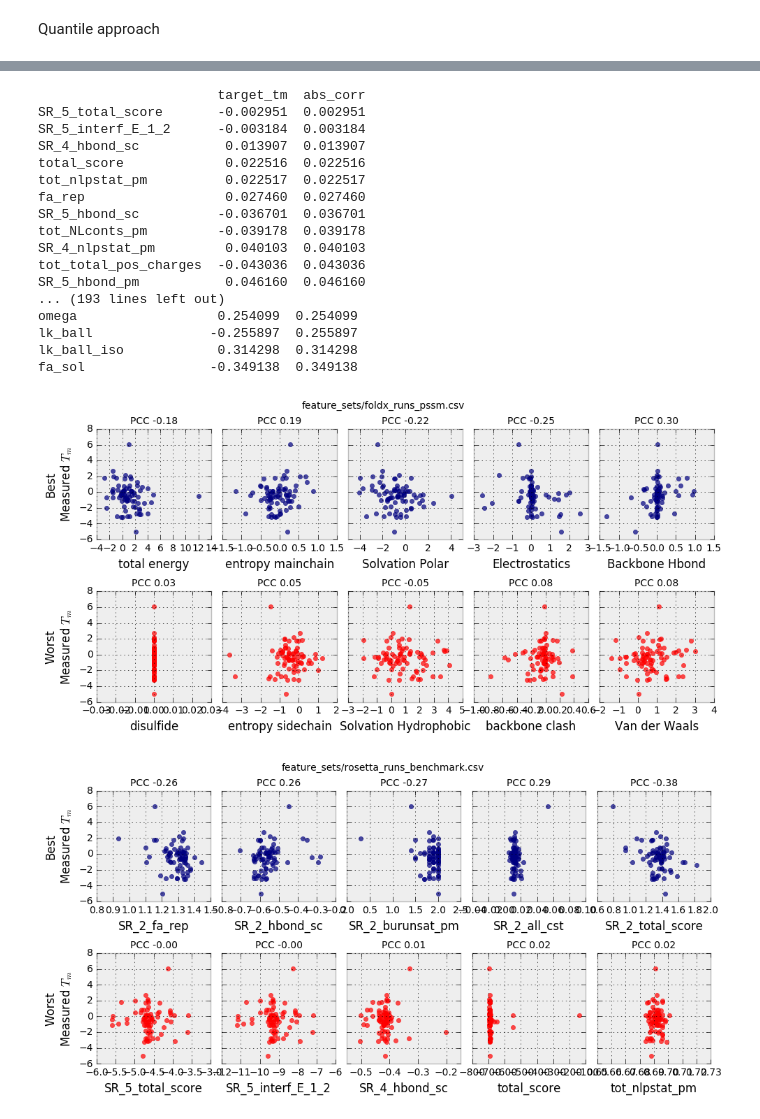
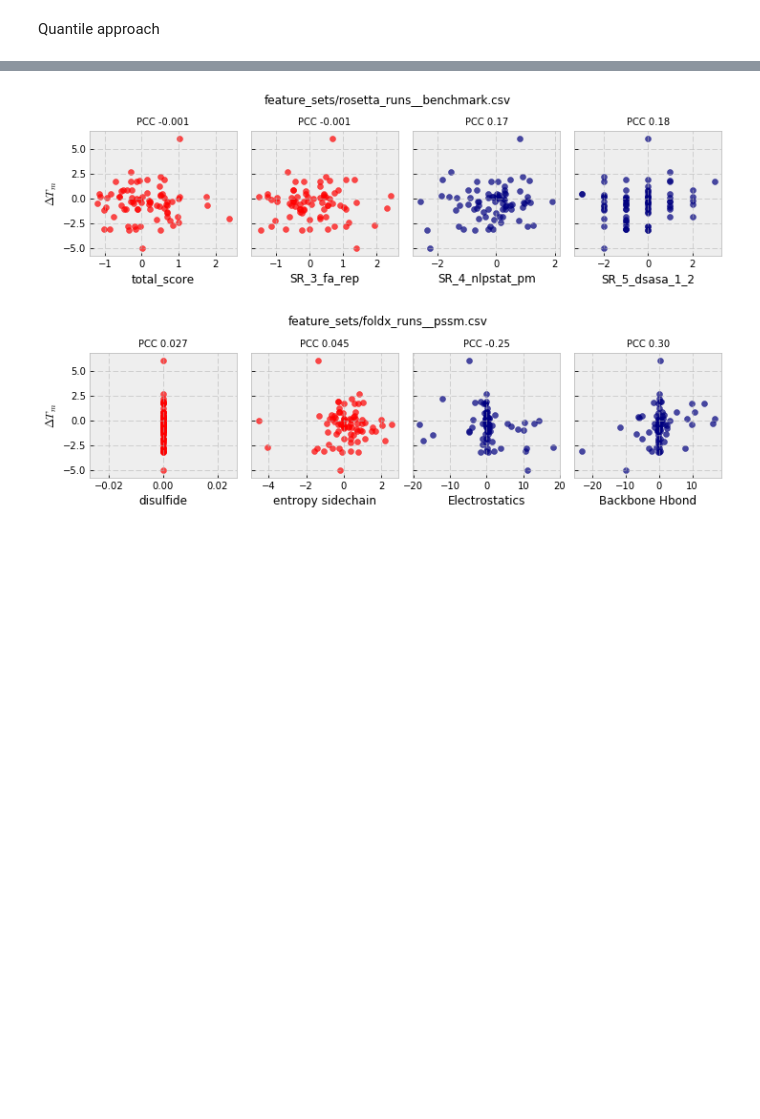
Before and after one commit to dacarlin/bglb_machine_learning, a Jupyter notebook: feature_analysis.ipynb, the cells around one changed output, grey strips where cells are left out. Cells and saved outputs as stored; diff of their text form; code cells hidden in the pictures; blank space fills up the shorter version.

```diff
--- a/feature_analysis.ipynb
+++ b/feature_analysis.ipynb
@@ -442,36 +227,32 @@ Name: target_tm, dtype: float64
 # %%
 # plots of 5 best nd 5 worst feature for Tm paper
-
-# generate tables of feature correlations for Tm paper
 
 for i, f_set in enumerate( feature_sets ):
 
     # get data
     X, y, J = features[ ( 'tm', f_set ) ]
+    X = pandas.DataFrame( X, columns=J.columns[1:])
 
     # assess correlation
     corr = J.corr()[['target_tm']].drop( 'target_tm' ).dropna()
     corr[ 'abs_corr' ] = corr.target_tm.map( abs )
     corr = corr.sort_values( 'abs_corr' )
-    print( corr )
 
-    fig, ax = plt.subplots( nrows=2, ncols=5, sharey=True, figsize=(10,5) )
+    fig, ax = plt.subplots( nrows=1, ncols=4, sharey=True, figsize=(10,3) )
     fig.suptitle( f_set )
+    ax[0].set_ylabel( '$\Delta T_m$' )
 
-    for i, (idx, feature) in enumerate( corr.tail(5).iterrows() ):
-        ax[ 0, i ].set_title( 'PCC {0:2.2f}'.format( feature.target_tm ), fontsize='medium' )
-        ax[ 0, i ].scatter( J[idx], y, color='navy', alpha=0.7 )
-        ax[ 0, i ].set_xlabel( idx )
-        ax[ 0, 0 ].set_ylabel( 'Best\nMeasured $T_m$' )
+    for i, (idx, feature) in enumerate( corr.tail(2).iterrows() ):
+        ax[ i+2 ].set_title( 'PCC {0:2.2f}'.format( feature.target_tm ), fontsize='medium' )
+        ax[ i+2 ].scatter( X[idx], y, color='navy', alpha=0.7 )
+        ax[ i+2 ].set_xlabel( idx )
 
-    for i, (idx, feature) in enumerate( corr.head(5).iterrows() ):
-        ax[ 1, i ].set_title( 'PCC {0:2.2f}'.format( feature.target_tm ), fontsize='medium' )
-        ax[ 1, i ].scatter( J[idx], y, color='red', alpha=0.7 )
-        ax[ 1, i ].set_xlabel( idx )
-        ax[ 1, 0 ].set_ylabel( 'Worst\nMeasured $T_m$' )
+    for i, (idx, feature) in enumerate( corr.head(2).iterrows() ):
+        ax[ i ].set_title( 'PCC {0:2.3f}'.format( feature.target_tm ), fontsize='medium' )
+        ax[ i ].scatter( X[idx], y, color='red', alpha=0.7 )
+        ax[ i ].set_xlabel( idx )
 
     fig.tight_layout()
-    fig.subplots_adjust( wspace=0.1, top=0.9 )
-
+    fig.subplots_adjust( wspace=0.1, top=0.8 )
     fig.show()
 # %% [output]
@@ -494,19 +259,2 @@ Backbone Hbond          0.295736  0.295736
-                       target_tm  abs_corr
-SR_5_total_score       -0.002951  0.002951
-SR_5_interf_E_1_2      -0.003184  0.003184
-SR_4_hbond_sc           0.013907  0.013907
-total_score             0.022516  0.022516
-tot_nlpstat_pm          0.022517  0.022517
-fa_rep                  0.027460  0.027460
-SR_5_hbond_sc          -0.036701  0.036701
-tot_NLconts_pm         -0.039178  0.039178
-SR_4_nlpstat_pm         0.040103  0.040103
-tot_total_pos_charges  -0.043036  0.043036
-SR_5_hbond_pm           0.046160  0.046160
-... (193 lines left out)
-omega                  0.254099  0.254099
-lk_ball               -0.255897  0.255897
-lk_ball_iso            0.314298  0.314298
-fa_sol                -0.349138  0.349138
-[figure, old version]
+[figure, new version]
-[figure, old version]
+[figure, new version]
```
Also changed, not shown: parts of 10 cells of this notebook.
